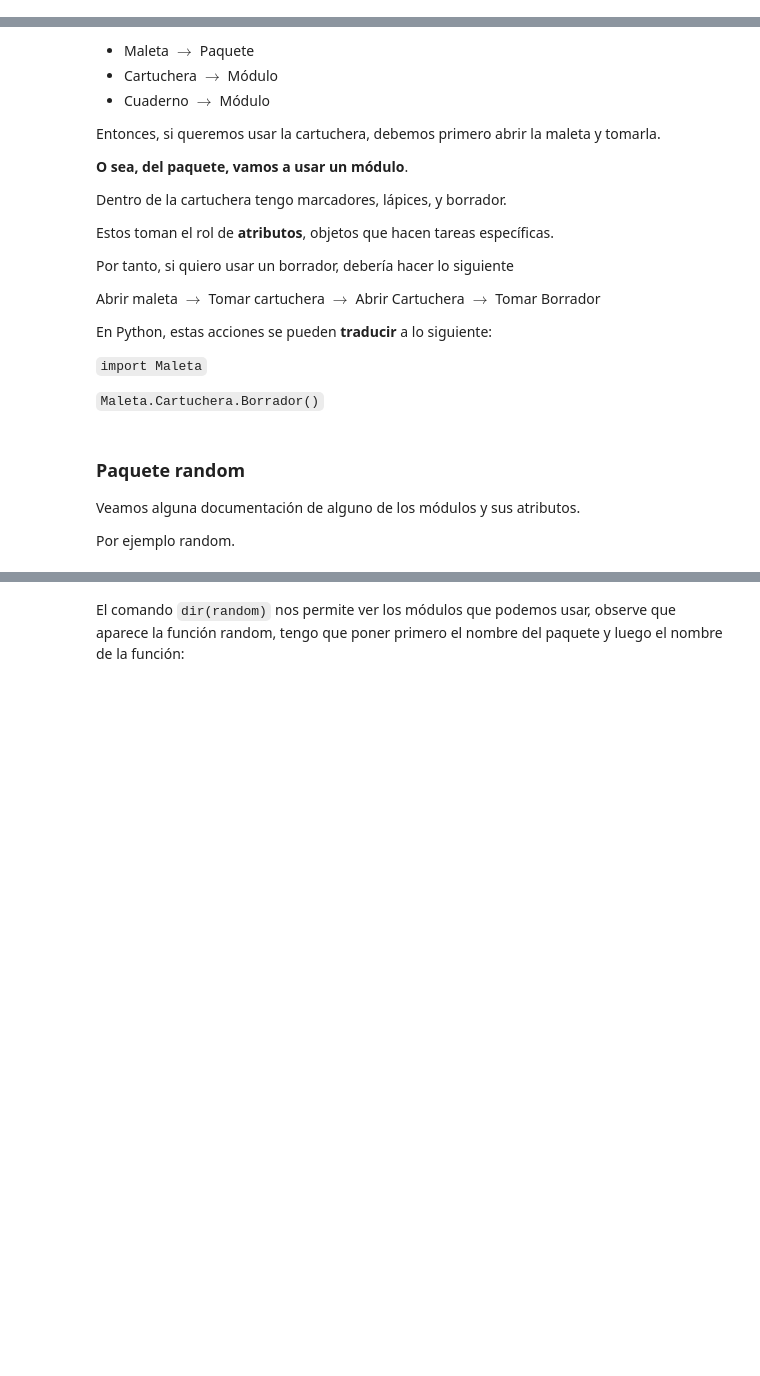
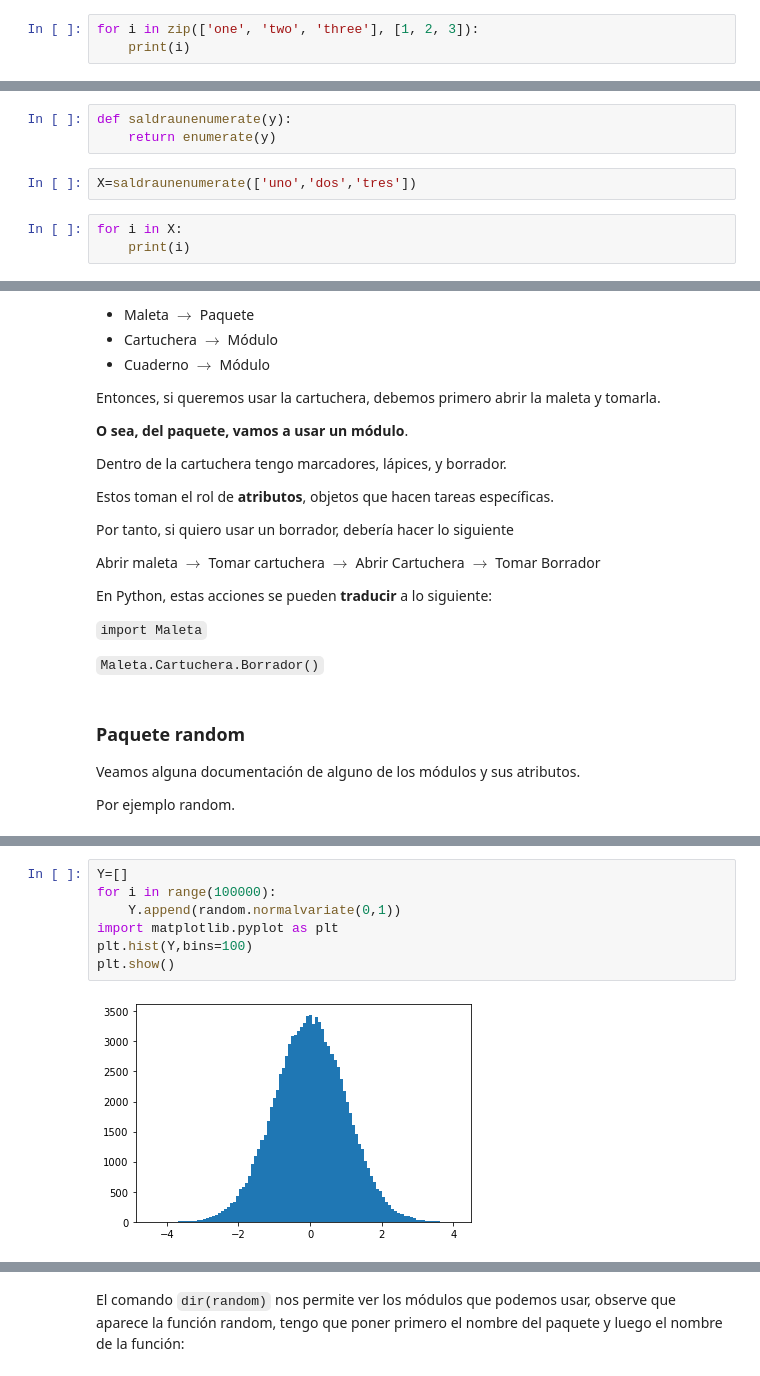
Before and after one commit to Izainea/metodosnumericos, a Jupyter notebook: files/Funciones y paquetes.ipynb, the cells around one changed output, grey strips where cells are left out. Saved outputs shown, nothing was run; the diff lists cells and outputs as text; blank space fills up the shorter version.

```diff
--- a/files/Funciones y paquetes.ipynb
+++ b/files/Funciones y paquetes.ipynb
@@ -44,0 +60,3 @@ all(mydict)
+# %%
+for i in zip(['one', 'two', 'three'], [1, 2, 3]):
+    print(i)
@@ -184,0 +283,8 @@ sumar5ydividirpor10(14)
+# %%
+def saldraunenumerate(y):
+    return enumerate(y)
+# %%
+X=saldraunenumerate(['uno','dos','tres'])
+# %%
+for i in X:
+    print(i)
@@ -274,2 +405,11 @@ import random
+# %%
+Y=[]
+for i in range(100000):
+    Y.append(random.normalvariate(0,1))
+import matplotlib.pyplot as plt
+plt.hist(Y,bins=100)
+plt.show()
+# %% [output]
+[figure, added]
 # %%
 random.randint(3,15)
```
Also changed, not shown: parts of 67 cells of this notebook, 4 other files.
